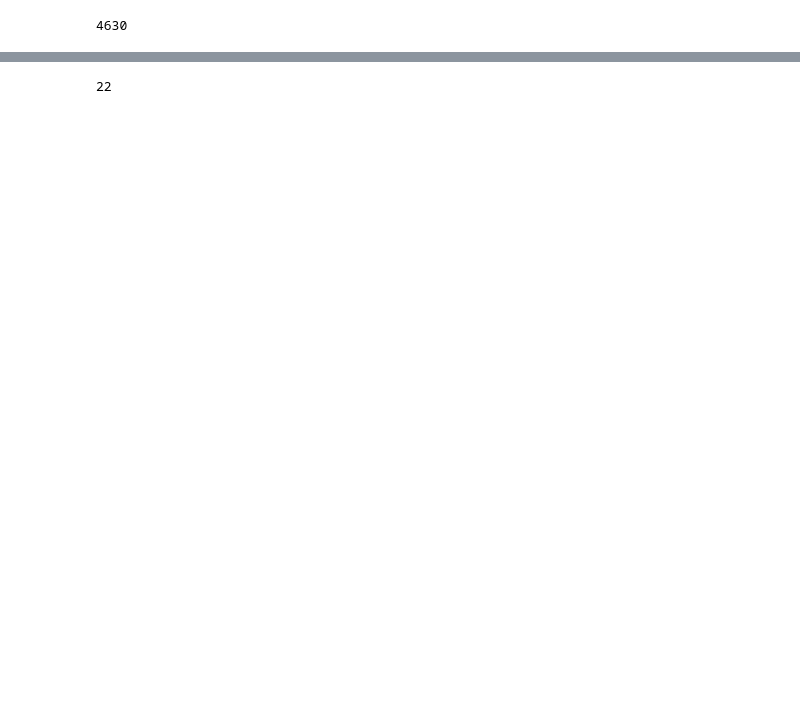
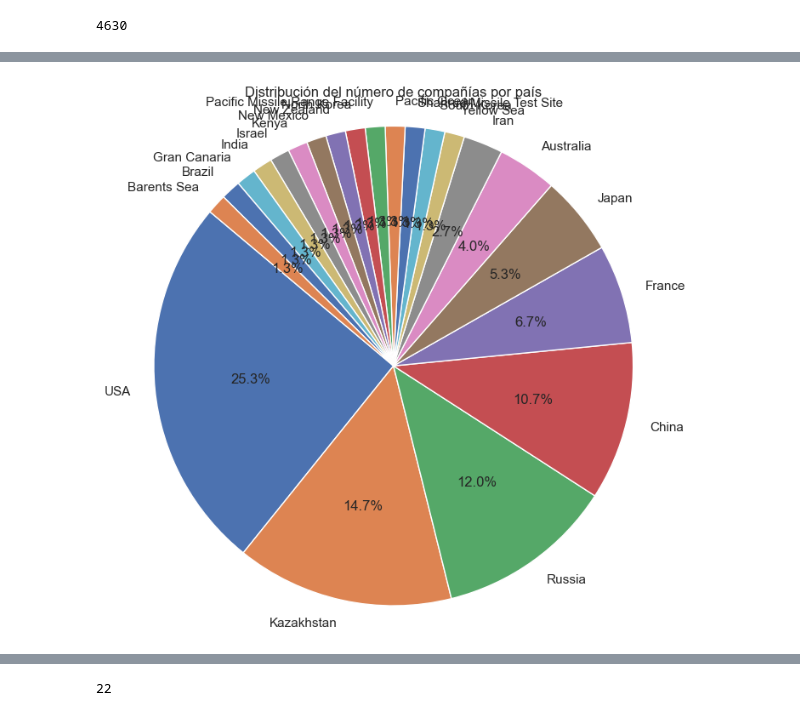
Before and after one commit to JaviK07/SpaceLaunches-Analysis, a Jupyter notebook: data-processing.ipynb, the cells around one changed output, grey strips where cells are left out. Drawn from its saved outputs; the diff is of its cells as text; code cells hidden in the pictures; blank space fills up the shorter version.

```diff
--- a/data-processing.ipynb
+++ b/data-processing.ipynb
@@ -45,0 +43,9 @@ pd.read_sql_query(q,conn)
+# %%
+plt.figure(figsize=(8, 8))
+plt.pie(query['TotalCompaniesPerCountry'], labels=query['Country'], autopct='%1.1f%%', startangle=140)
+plt.axis('equal')
+plt.title('Distribución del número de compañías por país')
+
+plt.show()
+# %% [output]
+[figure, added]
```
Also changed, not shown: parts of 8 cells of this notebook, 12 other files.
